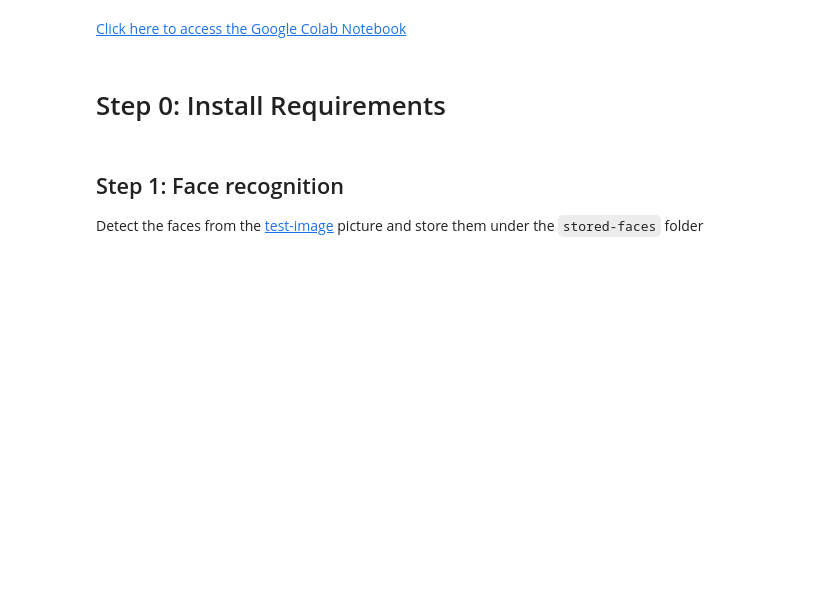
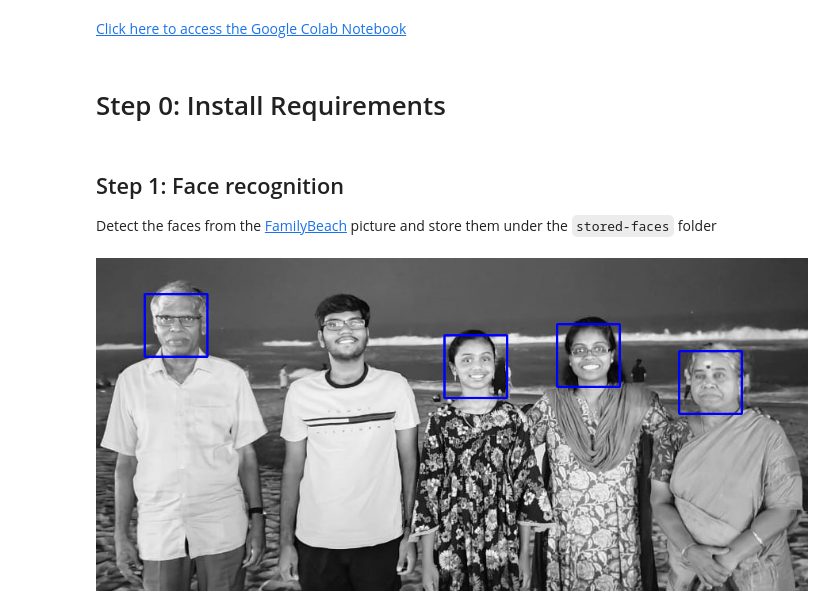
Before and after one commit to elayavan/colab-datascience, a Jupyter notebook: spark_project_facerecognition.ipynb, the cells around one changed output. Saved outputs shown, nothing was run; the diff lists cells and outputs as text; code cells hidden in the pictures; blank space fills up the shorter version.

```diff
--- a/spark_project_facerecognition.ipynb
+++ b/spark_project_facerecognition.ipynb
@@ -19,4 +19,48 @@ HTML('<iframe width="560" height="315" src="https://www.youtube.com/embed/Y0dLgt
 # %% [markdown]
 ## Step 1: Face recognition
 
-Detect the faces from the [test-image](test-image.png) picture and store them under the `stored-faces` folder
+Detect the faces from the [FamilyBeach](/content/stored-faces/FamilyBeach.JPG) picture and store them under the `stored-faces` folder
+# %%
+# importing the cv2 library
+import cv2
+from google.colab.patches import cv2_imshow
+
+# loading the haar case algorithm file into alg variable
+alg = "/content/haarcascade_frontalface_default.xml"
+# passing the algorithm to OpenCV
+haar_cascade = cv2.CascadeClassifier(alg)
+# loading the image path into file_name variable - replace <INSERT YOUR IMAGE NAME HERE> with the path to your image
+file_name = "/content/FamilyBeach.JPG"
+# reading the image
+img = cv2.imread(file_name, 0)
+# creating a black and white version of the image
+gray_img = cv2.cvtColor(img, cv2.COLOR_RGB2BGR)
+# detecting the faces
+faces = haar_cascade.detectMultiScale(
+    gray_img, scaleFactor=1.49, minNeighbors=5, minSize=(60, 60)
+)
+
+i = 0
+# for each face detected
+for x, y, w, h in faces:
+    # crop the image to select only the face
+    cropped_image = img[y : y + h, x : x + w]
+    # loading the target image path into target_file_name variable  - replace <INSERT YOUR TARGET IMAGE NAME HERE> with the path to your target image
+    target_file_name = 'stored-faces/' + str(i) + '.jpg'
+    cv2.imwrite(
+        target_file_name,
+        cropped_image,
+    )
+    i = i + 1;
+
+
+# Draw bounding boxes around detected faces (optional)
+for (x, y, w, h) in faces:
+    cv2.rectangle(gray_img, (x, y), (x+w, y+h), (255, 0, 0), 2)
+
+# Display the image with detected faces (optional)
+cv2_imshow(gray_img)
+cv2.waitKey(0)
+cv2.destroyAllWindows()
+# %% [output]
+[figure, added]
```
Also changed, not shown: parts of 6 cells of this notebook.
